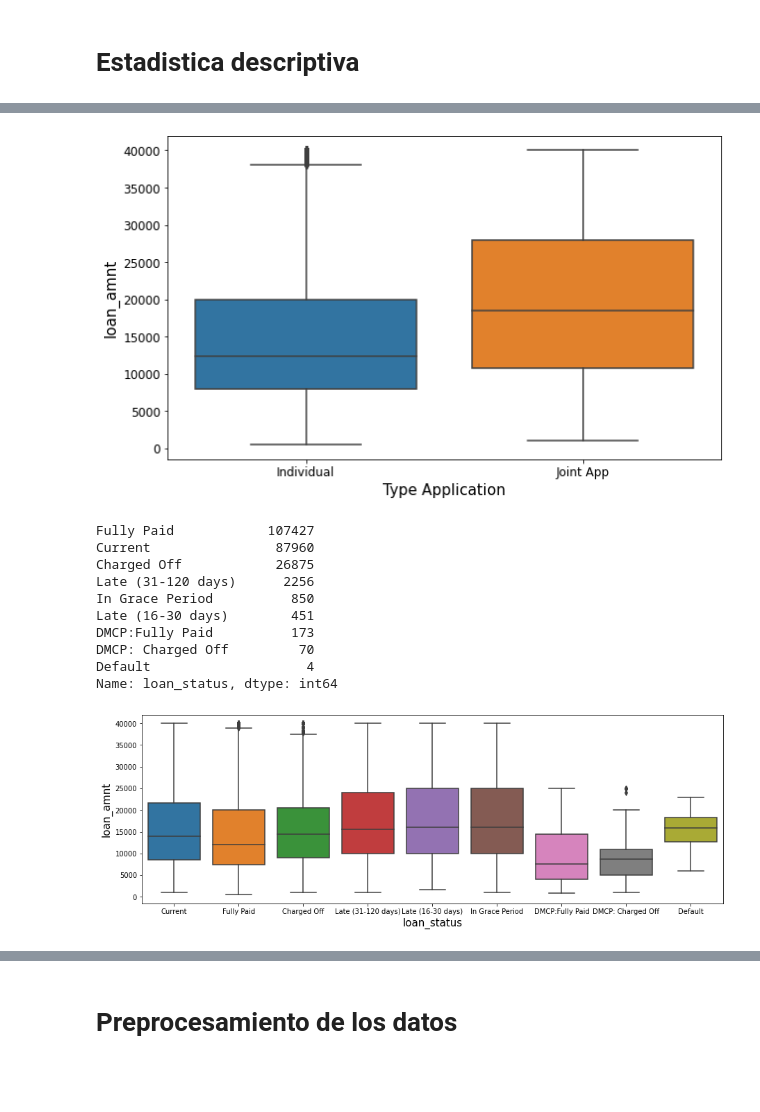
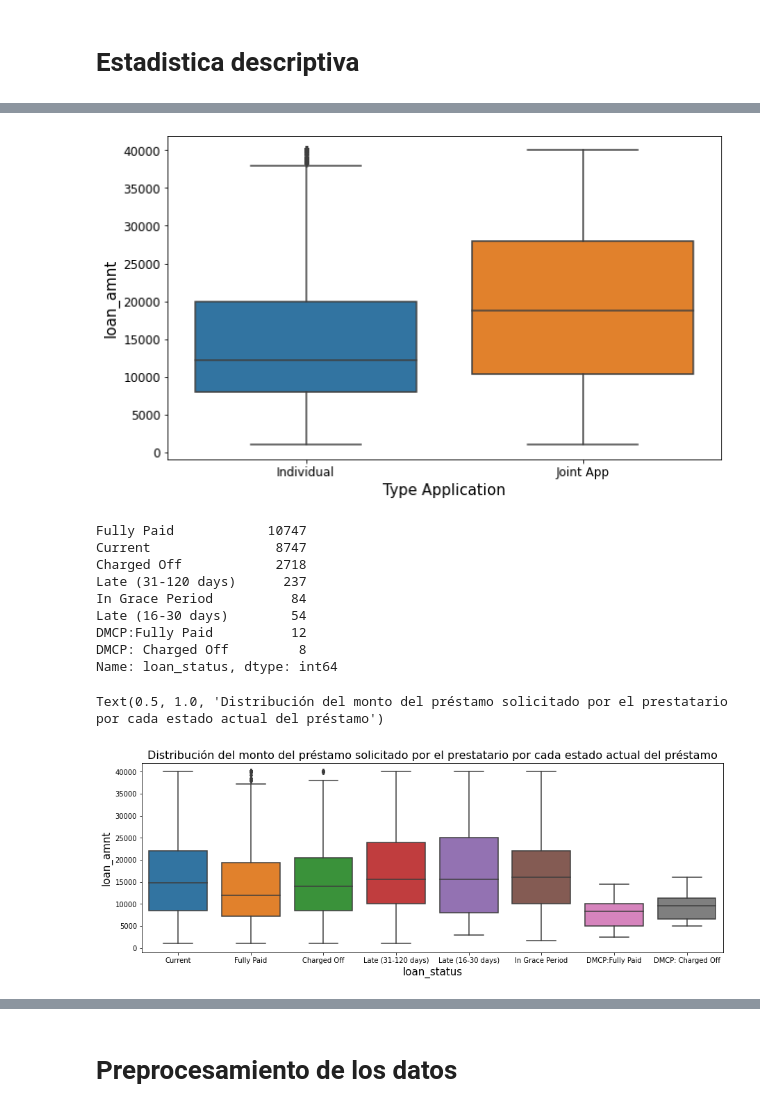
Before and after one commit to CarolinaMejiaMujica/Lending-Club-loan-data, a Jupyter notebook: Lending Club loan data.ipynb, the cells around one changed output, grey strips where cells are left out. Cells and saved outputs as stored; diff of their text form; code cells hidden in the pictures; blank space fills up the shorter version.

```diff
--- a/Lending Club loan data.ipynb
+++ b/Lending Club loan data.ipynb
@@ -167,5 +162,5 @@ data_acc_200k.to_csv("data_acc_200k.csv")
 # %%
-loans = pd.read_csv('data_acc_200k.csv', low_memory=False)
+loans = pd.read_csv('data_acc_20k.csv', low_memory=False)
 loans.head()
 # %% [output]
 |  | Unnamed: 0 | id | member_id | loan_amnt | funded_amnt | funded_amnt_inv | term | int_rate | ... |
@@ -321,33 +236,35 @@ Name: application_type, dtype: int64
 # %%
+#Los préstamos son individuales o conjunta de dos personas
+#La gráfica evidencia la relación de esta con el monto del préstamp
 f, axe = plt.subplots(figsize=(10,6))
 b=sns.boxplot(x='application_type', y='loan_amnt', data=loans,ax=axe)
 b.set_xlabel("Type Application",fontsize=15)
 b.set_ylabel("loan_amnt",fontsize=15)
 b.tick_params(labelsize=12)
 # %% [output]
-[figure, old version]
+[figure, new version]
 # %%
 loans.loc[loans['loan_status']=='Does not meet the credit policy. Status:Charged Off','loan_status']='DMCP: Charged Off'
 loans.loc[loans['loan_status']=='Does not meet the credit policy. Status:Fully Paid','loan_status']='DMCP:Fully Paid'
+loans['loan_status'].value_counts()
+# %% [output]
+Fully Paid            10747
+Current                8747
+Charged Off            2718
+Late (31-120 days)      237
+In Grace Period          84
+Late (16-30 days)        54
+DMCP:Fully Paid          12
+DMCP: Charged Off         8
+Name: loan_status, dtype: int64
-# %%
-loans['loan_status'].value_counts()
-# %% [output]
-Fully Paid            107427
-Current                87960
-Charged Off            26875
-Late (31-120 days)      2256
-In Grace Period          850
-Late (16-30 days)        451
-DMCP:Fully Paid          173
-DMCP: Charged Off         70
-Default                    4
-Name: loan_status, dtype: int64
 # %%
-#tips = sns.load_dataset("tips")
+#Distribución del monto del préstamo solicitado por el prestatario por cada estado actual del préstamo
 f, axes = plt.subplots(1, 1, figsize=(15,5))
 b = sns.boxplot(x='loan_status', y='loan_amnt', data=loans, ax=axes)
 b.set_xlabel("loan_status",fontsize=15)
 b.set_ylabel("loan_amnt",fontsize=15)
 b.tick_params(labelsize=10)
+plt.title('Distribución del monto del préstamo solicitado por el prestatario por cada estado actual del préstamo',fontsize=16)
 # %% [output]
+Text(0.5, 1.0, 'Distribución del monto del préstamo solicitado por el prestatario por cada estado actual del préstamo')
-[figure, old version]
+[figure, new version]
```
Also changed, not shown: parts of 139 cells of this notebook, 3 other files.
